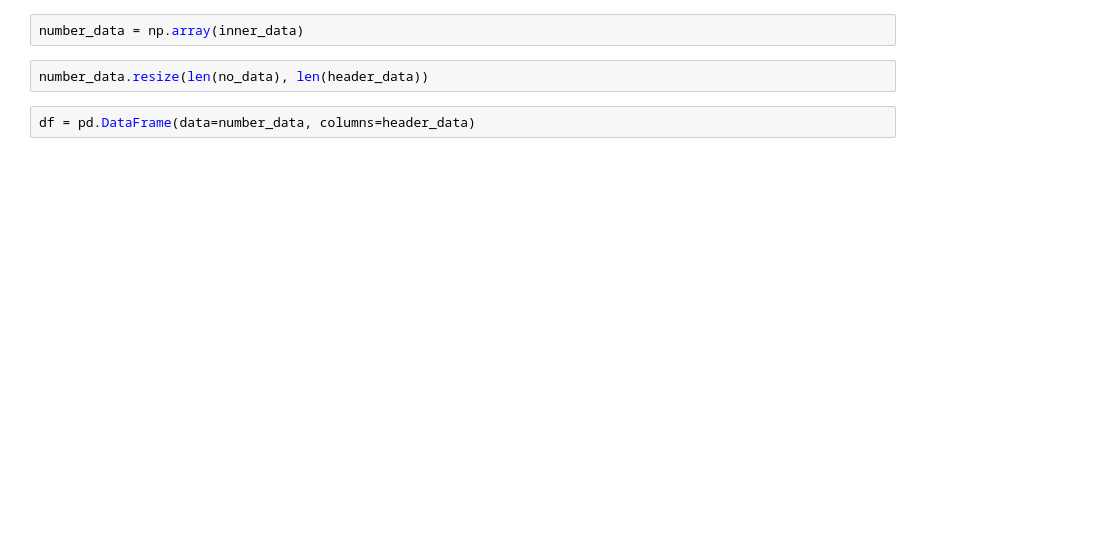
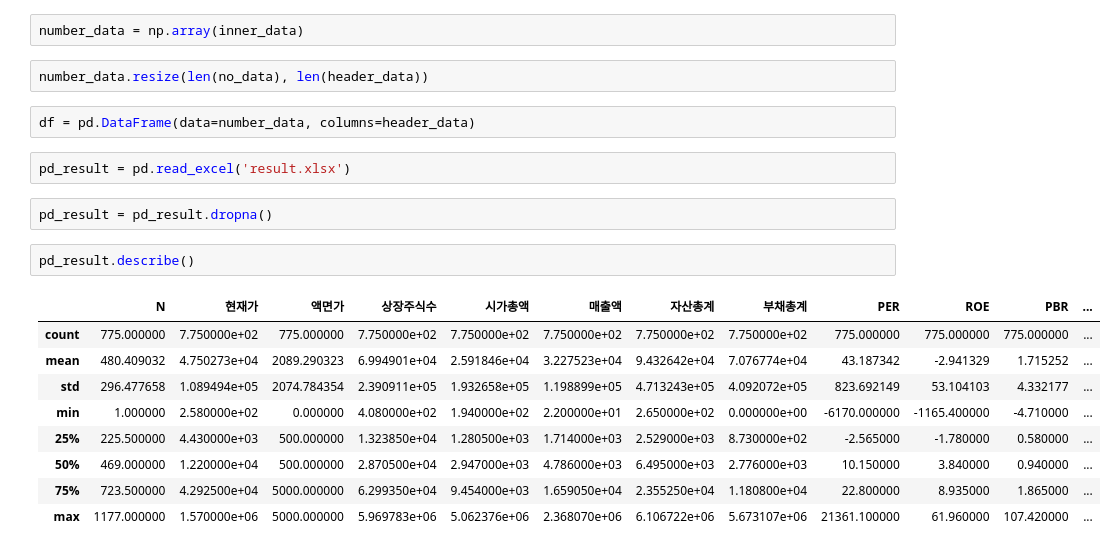
Before and after one commit to korea7030/sise_alarm, a Jupyter notebook: practice.ipynb, the cells around one changed output. Cells and saved outputs as stored; diff of their text form; blank space fills up the shorter version.

```diff
--- a/practice.ipynb
+++ b/practice.ipynb
@@ -119,3 +91,19 @@ number_data = np.array(inner_data)
 number_data.resize(len(no_data), len(header_data))
 # %%
 df = pd.DataFrame(data=number_data, columns=header_data)
+# %%
+pd_result = pd.read_excel('result.xlsx')
+# %%
+pd_result = pd_result.dropna()
+# %%
+pd_result.describe()
+# %% [output]
+|  | N | 현재가 | 액면가 | 상장주식수 | 시가총액 | 매출액 | 자산총계 | 부채총계 | PER | ROE | PBR | ... |
+| count | 775.000000 | 7.750000e+02 | 775.000000 | 7.750000e+02 | 7.750000e+02 | 7.750000e+02 | 7.750000e+02 | 7.750000e+02 | 775.000000 | 775.000000 | 775.000000 | ... |
+| mean | 480.409032 | 4.750273e+04 | 2089.290323 | 6.994901e+04 | 2.591846e+04 | 3.227523e+04 | 9.432642e+04 | 7.076774e+04 | 43.187342 | -2.941329 | 1.715252 | ... |
+| std | 296.477658 | 1.089494e+05 | 2074.784354 | 2.390911e+05 | 1.932658e+05 | 1.198899e+05 | 4.713243e+05 | 4.092072e+05 | 823.692149 | 53.104103 | 4.332177 | ... |
+| min | 1.000000 | 2.580000e+02 | 0.000000 | 4.080000e+02 | 1.940000e+02 | 2.200000e+01 | 2.650000e+02 | 0.000000e+00 | -6170.000000 | -1165.400000 | -4.710000 | ... |
+| 25% | 225.500000 | 4.430000e+03 | 500.000000 | 1.323850e+04 | 1.280500e+03 | 1.714000e+03 | 2.529000e+03 | 8.730000e+02 | -2.565000 | -1.780000 | 0.580000 | ... |
+| 50% | 469.000000 | 1.220000e+04 | 500.000000 | 2.870500e+04 | 2.947000e+03 | 4.786000e+03 | 6.495000e+03 | 2.776000e+03 | 10.150000 | 3.840000 | 0.940000 | ... |
+| 75% | 723.500000 | 4.292500e+04 | 5000.000000 | 6.299350e+04 | 9.454000e+03 | 1.659050e+04 | 2.355250e+04 | 1.180800e+04 | 22.800000 | 8.935000 | 1.865000 | ... |
+| max | 1177.000000 | 1.570000e+06 | 5000.000000 | 5.969783e+06 | 5.062376e+06 | 2.368070e+06 | 6.106722e+06 | 5.673107e+06 | 21361.100000 | 61.960000 | 107.420000 | ... |
```
Also changed, not shown: parts of 15 cells of this notebook, 2 other files.
